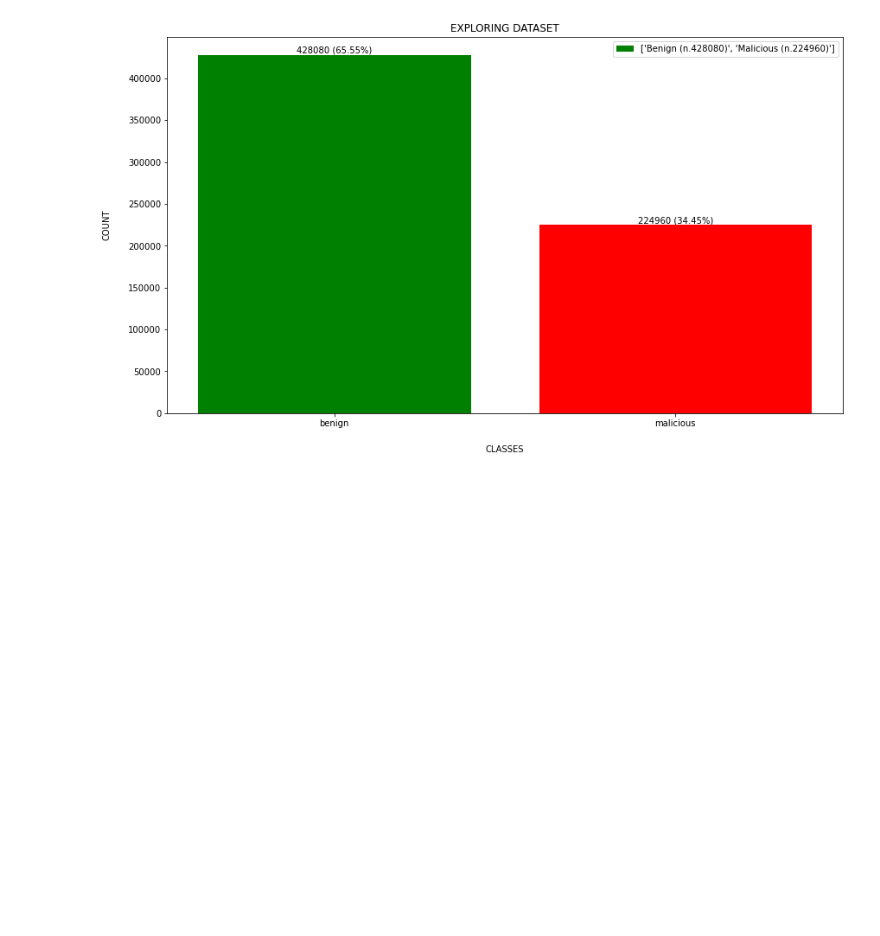
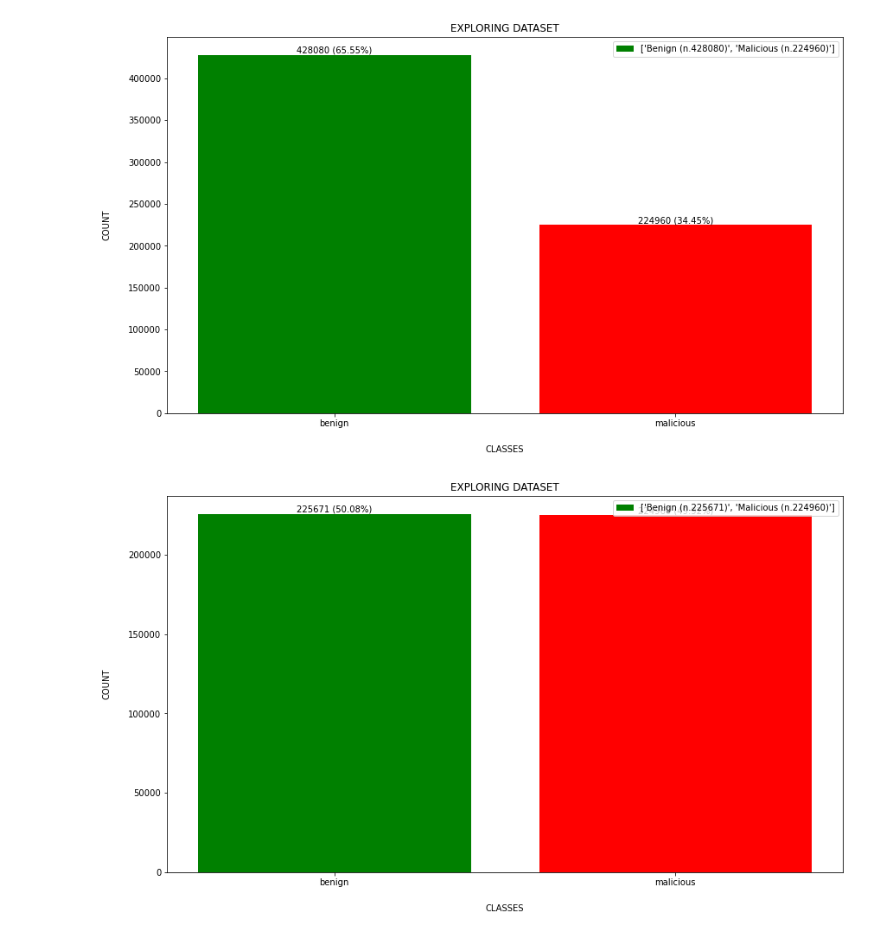
Before and after one commit to simonegramegna/Malicious_URL_detection, a Jupyter notebook: Main_URL_prediction.ipynb, the cells around one changed output. Cells and saved outputs as stored; diff of their text form; code cells hidden in the pictures; blank space fills up the shorter version.

Commit message:
dataset balancing

```diff
--- a/Main_URL_prediction.ipynb
+++ b/Main_URL_prediction.ipynb
@@ -75,3 +75,7 @@ plt.legend()
 plt.show()
 # %% [output]
 [figure]
+# %%
+benign_urls = data[data['type'] == 'benign']
+drop_indices = np.random.choice(benign_urls.index, 274545, replace=True)
+data_equalized = data.drop(drop_indices)
@@ -77,0 +84,18 @@ plt.show()
+# %%
+count = data_equalized.type.value_counts()
+benign = count[0]
+malicious = len(data_equalized) - benign
+bar_labels = ['Benign (n.'+str(benign)+')', 'Malicious (n.'+str(malicious)+')']
+bars = plt.bar(['benign', 'malicious'], height=[benign, malicious], label=bar_labels, color=['green', 'red'])
+
+for rect in bars:
+    height = rect.get_height()
+    plt.text(rect.get_x() + rect.get_width() / 2.0, height, f'{height:.0f} ({height/len(data_equalized)*100:.2f}%)', ha='center', va='bottom')
+
+plt.xlabel('CLASSES', labelpad=20)
+plt.ylabel('COUNT', labelpad=20)
+plt.title('EXPLORING DATASET')
+plt.legend()
+plt.show()
+# %% [output]
+[figure, added]
```
Also changed, not shown: parts of 1 cell of this notebook, 1 other file.
